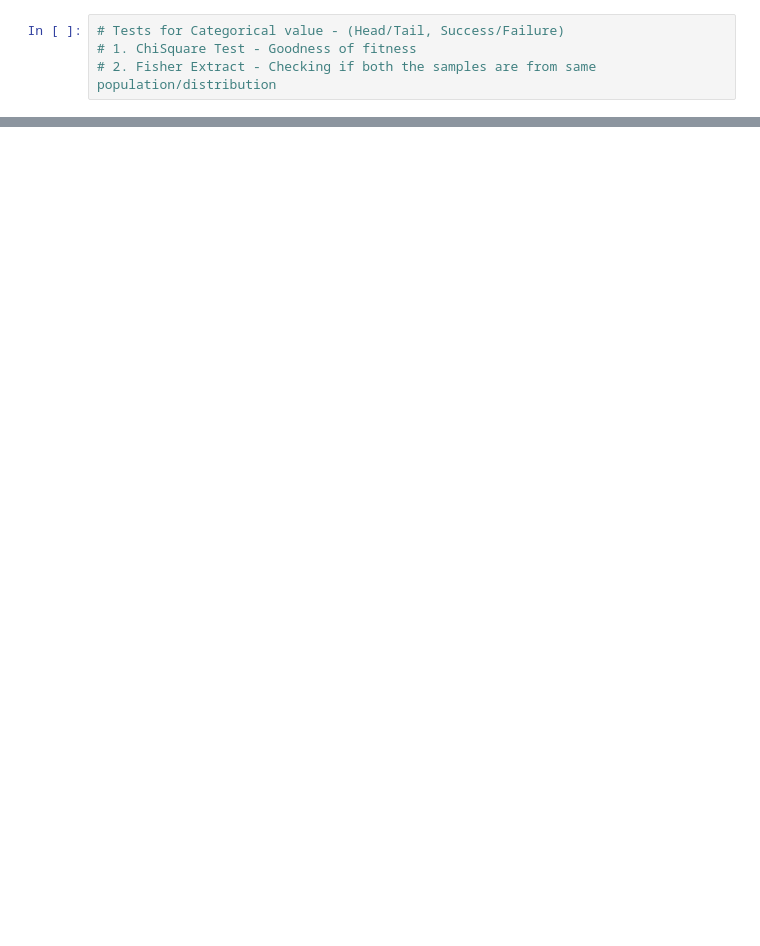
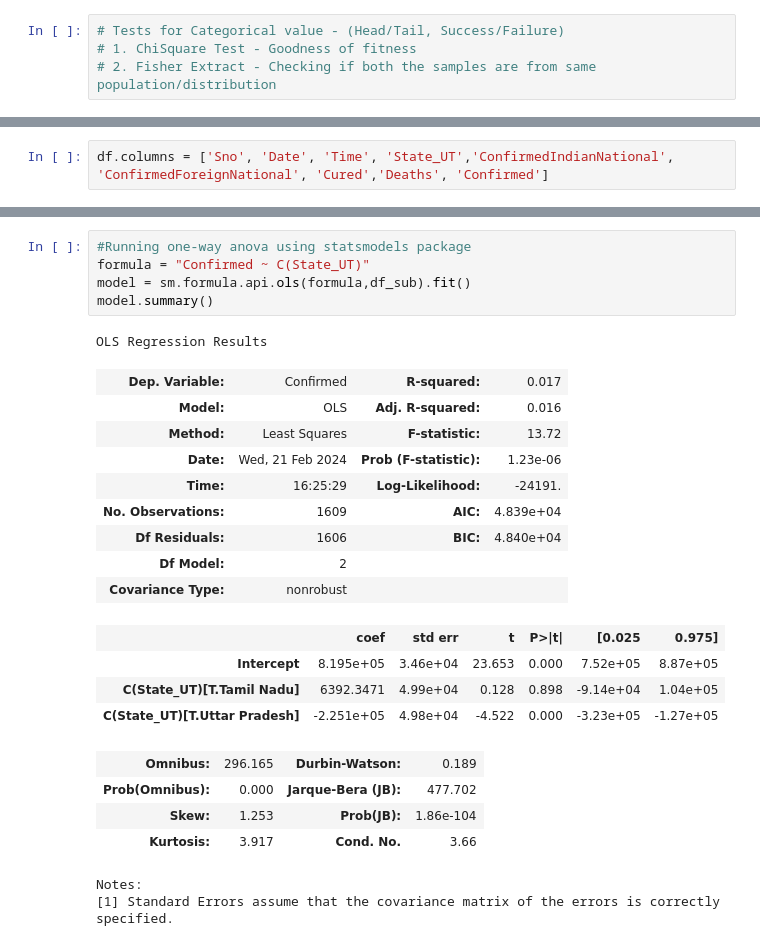
Before and after one commit to VinothL/StatisticsWorks, a Jupyter notebook: stats_hypothesis_testing.ipynb, the cells around one changed output, grey strips where cells are left out. Saved outputs shown, nothing was run; the diff lists cells and outputs as text; blank space fills up the shorter version.

```diff
--- a/stats_hypothesis_testing.ipynb
+++ b/stats_hypothesis_testing.ipynb
@@ -150,0 +227,2 @@ There is no statistical evidence to prove the distribution
+# %%
+df.columns = ['Sno', 'Date', 'Time', 'State_UT','ConfirmedIndianNational', 'ConfirmedForeignNational', 'Cured','Deaths', 'Confirmed']
@@ -150,0 +254,26 @@ There is no statistical evidence to prove the distribution
+# %%
+#Running one-way anova using statsmodels package
+formula = "Confirmed ~ C(State_UT)"
+model = sm.formula.api.ols(formula,df_sub).fit()
+model.summary()
+# %% [output]
+OLS Regression Results
+| Dep. Variable: | Confirmed | R-squared: | 0.017 |
+| Model: | OLS | Adj. R-squared: | 0.016 |
+| Method: | Least Squares | F-statistic: | 13.72 |
+| Date: | Wed, 21 Feb 2024 | Prob (F-statistic): | 1.23e-06 |
+| Time: | 16:25:29 | Log-Likelihood: | -24191. |
+| No. Observations: | 1609 | AIC: | 4.839e+04 |
+| Df Residuals: | 1606 | BIC: | 4.840e+04 |
+| Df Model: | 2 |  |  |
+| Covariance Type: | nonrobust |  |  |
+|  | coef | std err | t | P>|t| | [0.025 | 0.975] |
+| Intercept | 8.195e+05 | 3.46e+04 | 23.653 | 0.000 | 7.52e+05 | 8.87e+05 |
+| C(State_UT)[T.Tamil Nadu] | 6392.3471 | 4.99e+04 | 0.128 | 0.898 | -9.14e+04 | 1.04e+05 |
+| C(State_UT)[T.Uttar Pradesh] | -2.251e+05 | 4.98e+04 | -4.522 | 0.000 | -3.23e+05 | -1.27e+05 |
+| Omnibus: | 296.165 | Durbin-Watson: | 0.189 |
+| Prob(Omnibus): | 0.000 | Jarque-Bera (JB): | 477.702 |
+| Skew: | 1.253 | Prob(JB): | 1.86e-104 |
+| Kurtosis: | 3.917 | Cond. No. | 3.66 |
+Notes:
+[1] Standard Errors assume that the covariance matrix of the errors is correctly specified.
```
Also changed, not shown: parts of 28 cells of this notebook, 1 other file.
